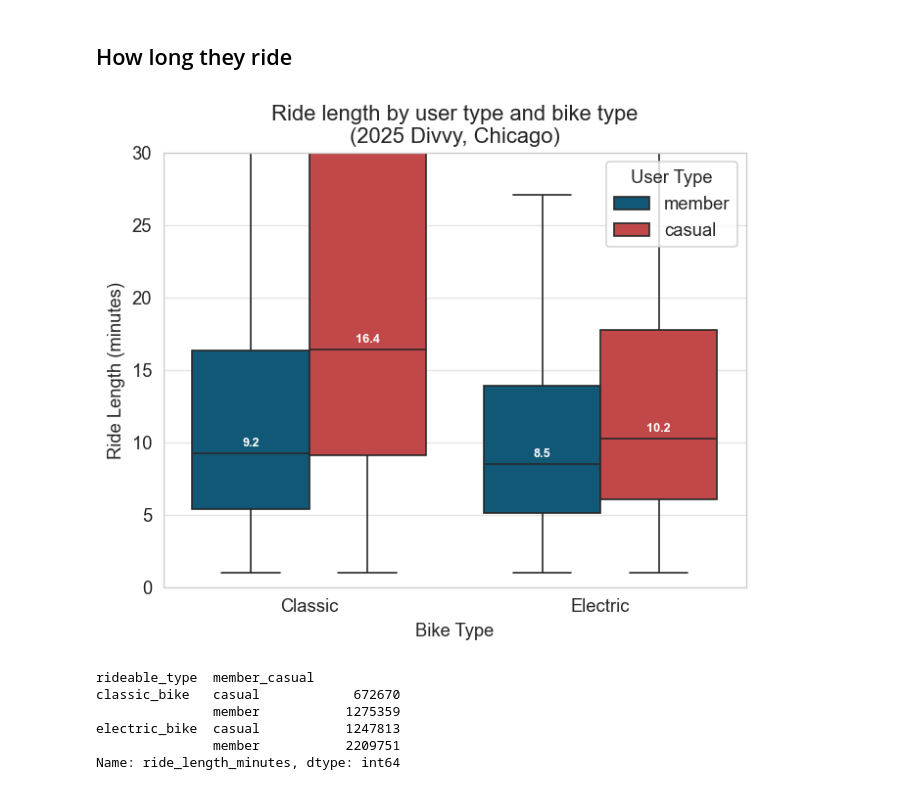
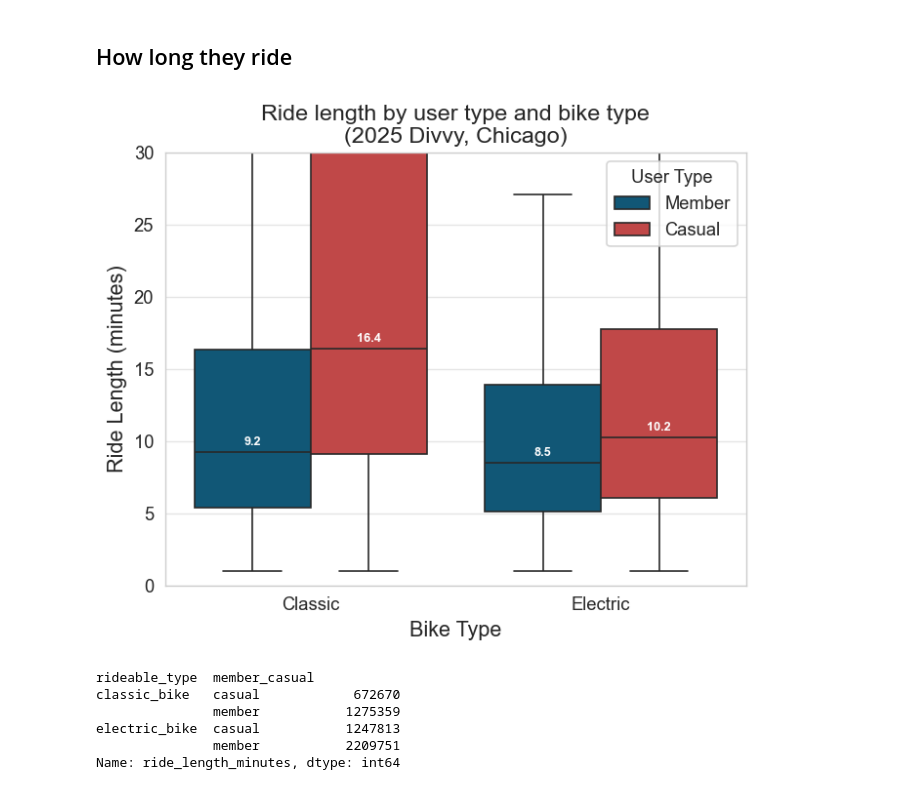
Before and after one commit to danny-hered/divvy-2025-analysis, a Jupyter notebook: report.ipynb, the cells around one changed output. Saved outputs shown, nothing was run; the diff lists cells and outputs as text; code cells hidden in the pictures.

```diff
--- a/report.ipynb
+++ b/report.ipynb
@@ -36,6 +36,10 @@ plt.rcParams.update({
     'figure.dpi': 120,        # preview quality
     'savefig.dpi': 300,       # export quality
     'savefig.bbox': 'tight',
+
+    'axes.labelsize' : 13,
+    'axes.titlesize': 14,
+    # 'axes.labelweight' : 'bold'
 })
 
 day_order = ["Monday","Tuesday","Wednesday","Thursday","Friday","Saturday","Sunday"]
@@ -394,37 +400,41 @@ box_plot = sns.boxplot(
     data=df,
     x="rideable_type",
     y="ride_length_minutes",
     hue="member_casual",
     showfliers=False,
     order=["classic_bike", "electric_bike"],
     hue_order=hue_order,
     palette=my_palette,
 )
 
 # get medians
 medians = df.groupby(['rideable_type', 'member_casual'])['ride_length_minutes'].median()
 vertical_offset = df['ride_length_minutes'].median() * 0.05
 
 # draw medians on each box median line
 for i, rideable in enumerate(["classic_bike", "electric_bike"]):
     for j, member_type in enumerate(hue_order):
         median_val = medians[rideable, member_type]
         n_hue = len(hue_order)
         x = i - 0.2 + 0.4 * j
         box_plot.text(x, median_val + vertical_offset, f"{median_val:.1f}",
                       horizontalalignment='center', size='x-small', color='w', weight='semibold')
 
+plt.title("Ride length by user type and bike type\n(2025 Divvy, Chicago)")
 plt.xticks([0,1], ['Classic', 'Electric'])
-plt.title("Ride length by user type and bike type\n(2025 Divvy, Chicago)")
+plt.xlabel("Bike Type")
 plt.ylabel("Ride Length (minutes)")
-plt.xlabel("Bike Type")
-plt.legend().set_title('User Type')
 plt.ylim(0, 30)
+#plt.legend().set_title('User Type')
+legend = plt.gca().get_legend()
+legend.set_title('User Type')
+legend.get_texts()[0].set_text('Member')
+legend.get_texts()[1].set_text('Casual')
 
 plt.savefig("figures/ride_length_boxplot_300dpi.png")
 plt.show()
 # %% [output]
-[figure, old version]
+[figure, new version]
 # %%
 df.groupby(['rideable_type', 'member_casual'])['ride_length_minutes'].count()
 # %% [output]
```
Also changed, not shown: parts of 12 cells of this notebook, 7 other files.
